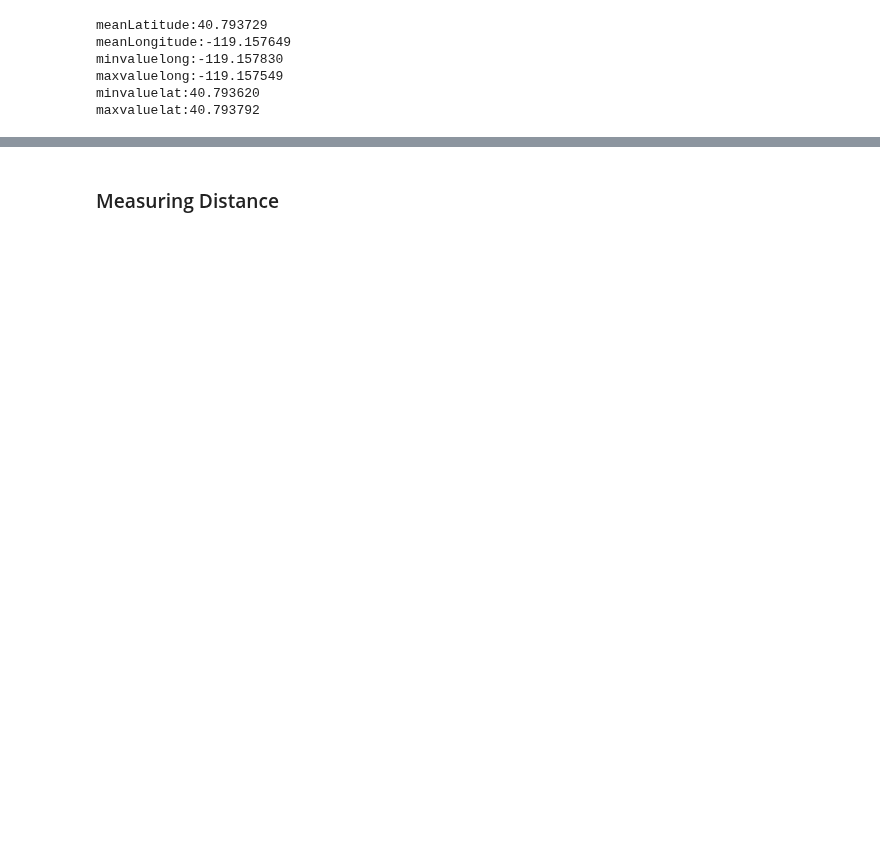
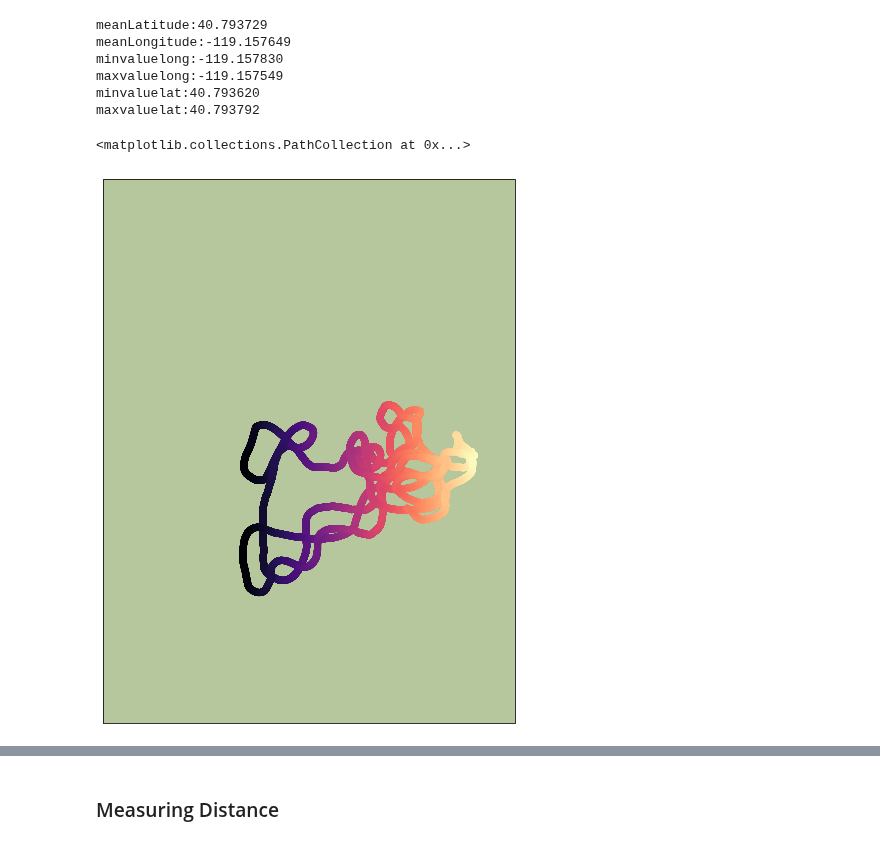
Before and after one commit to arunavanag591/odor_analysis, a Jupyter notebook: data_exploration/gpsPlotting.ipynb, the cells around one changed output, grey strips where cells are left out. Cells and saved outputs as stored; diff of their text form; code cells hidden in the pictures; blank space fills up the shorter version.

```diff
--- a/data_exploration/gpsPlotting.ipynb
+++ b/data_exploration/gpsPlotting.ipynb
@@ -67,23 +67,26 @@ maxvaluelat:40.793792
 # %%
 # Terrain Tiles from Stamen
 
 # Define image tiles
 tiler = Stamen('terrain')
 mercator = tiler.crs
 
 # Create figure
 fig = plt.figure(figsize=(10,10))
 ax = fig.add_subplot(1, 1, 1, projection=mercator)
 
 # Define the GPS window
-ax.set_extent([-119.1570, -119.1580, 40.7925, 40.7940],crs=ccrs.PlateCarree())
+ax.set_extent([-119.1575, -119.1580, 40.7935, 40.7940],crs=ccrs.PlateCarree())
 
 # Download images with resolution
 resolution =12
 ax.add_image(tiler, resolution)
 
 # Plot the GPS tracks
 ax.scatter(df.lon, df.lat, c= df.lon, cmap='magma', transform=ccrs.PlateCarree())
+# %% [output]
+<matplotlib.collections.PathCollection at 0x...>
+[figure, added]
 # %%
 # Satellite Tiles from Google
 
```
Also changed, not shown: parts of 22 cells of this notebook, 1 other file.
